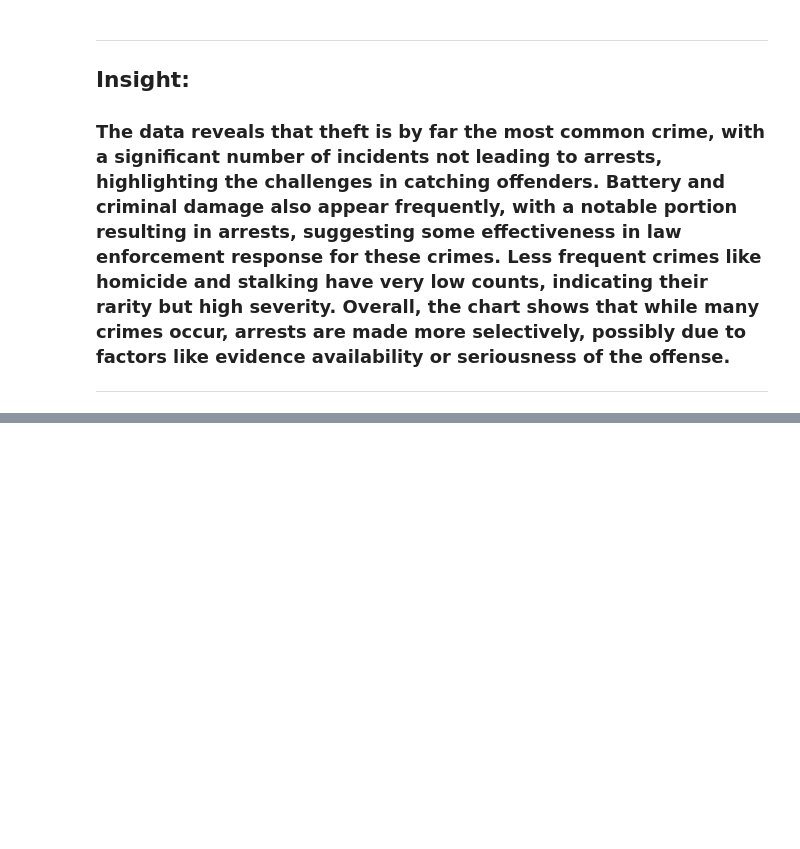
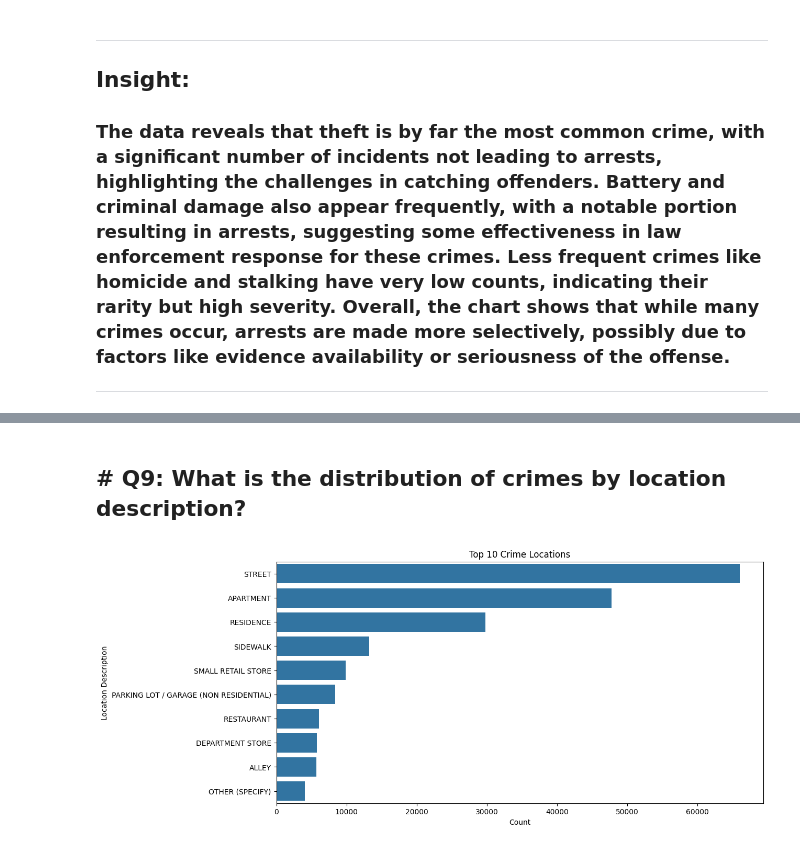
Before and after one commit to mariscotes/ELECT303-DataAnalytics, a Jupyter notebook: HandsOnExam.ipynb, the cells around one changed output, grey strips where cells are left out. Saved outputs shown, nothing was run; the diff lists cells and outputs as text; code cells hidden in the pictures; blank space fills up the shorter version.

```diff
--- a/HandsOnExam.ipynb
+++ b/HandsOnExam.ipynb
@@ -366,0 +379,13 @@ plt.show()
+# %% [markdown]
+<h2># Q9: What is the distribution of crimes by location description?</h2>
+# %%
+plt.figure(figsize=(12,6))
+top_locations = cc['Location Description'].value_counts().nlargest(10).index
+sns.countplot(data=cc[cc['Location Description'].isin(top_locations)], y='Location Description',
+              order=top_locations)
+plt.title('Top 10 Crime Locations')
+plt.xlabel('Count')
+plt.ylabel('Location Description')
+plt.show()
+# %% [output]
+[figure, added]
```
Also changed, not shown: parts of 24 cells of this notebook.
